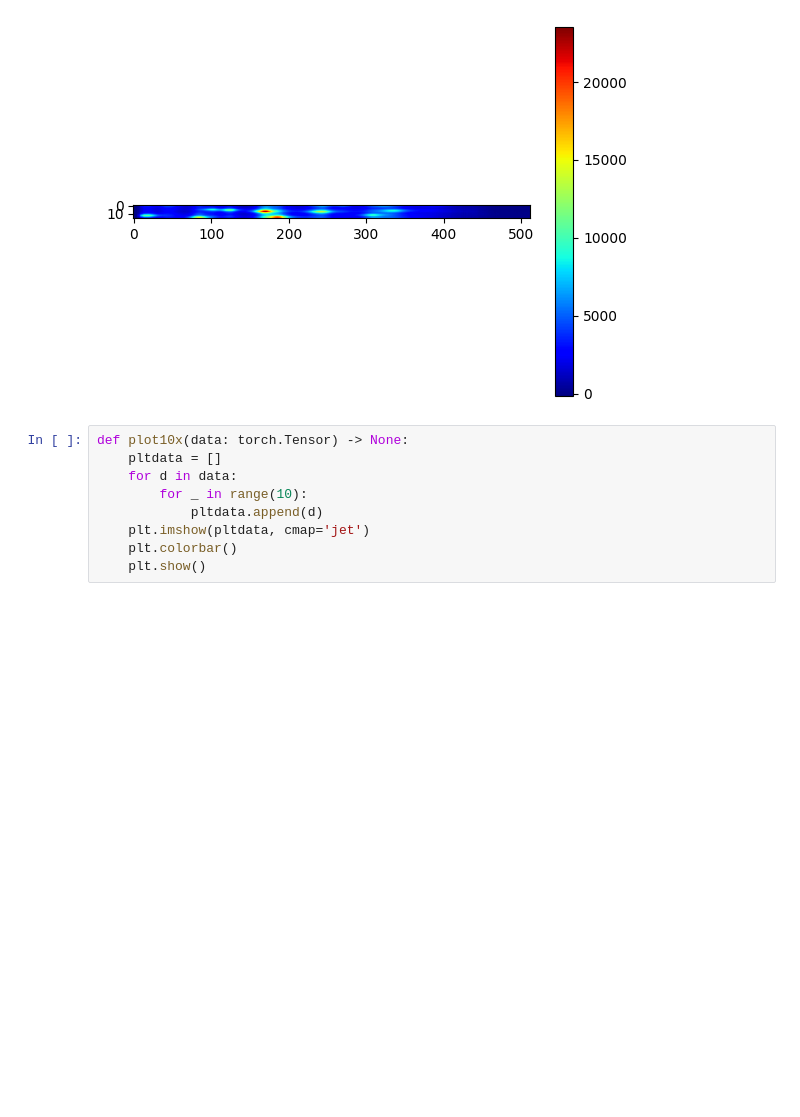
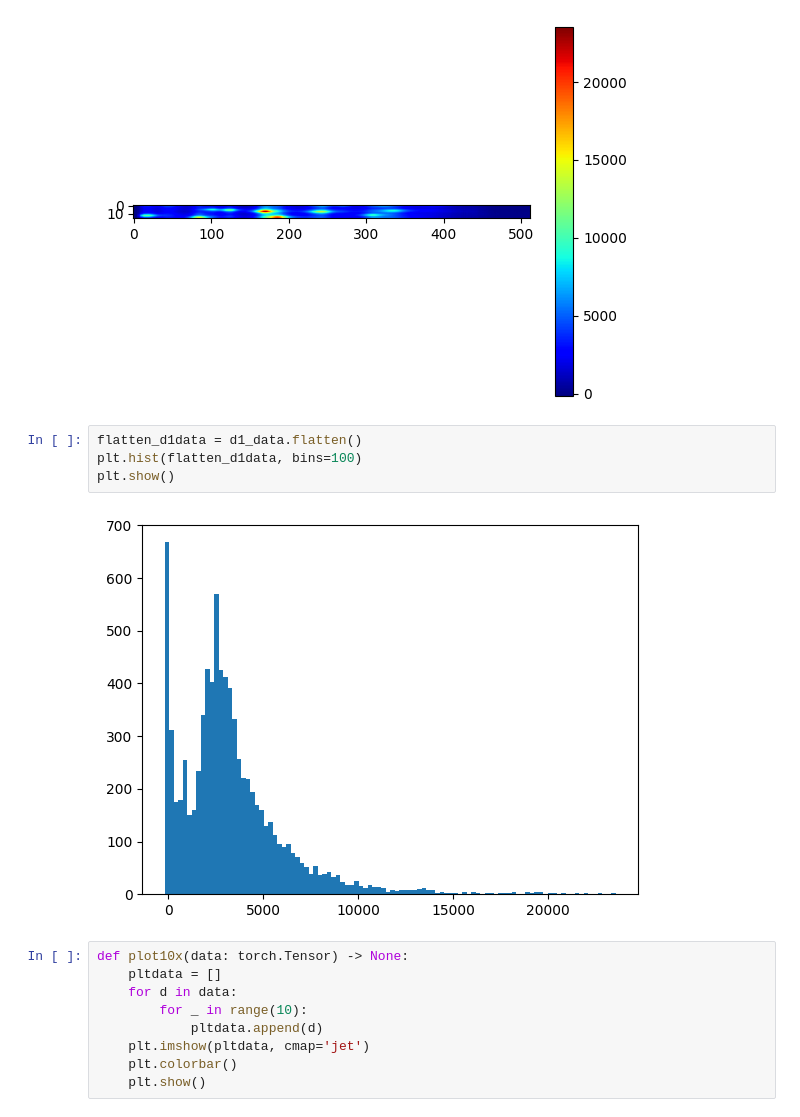
Before and after one commit to chiashi-lab/pl, a Jupyter notebook: notebook/ple.ipynb, the cells around one changed output. Cells and saved outputs as stored; diff of their text form; blank space fills up the shorter version.

```diff
--- a/notebook/ple.ipynb
+++ b/notebook/ple.ipynb
@@ -63,6 +95,12 @@ plt.colorbar()
 plt.show()
 # %% [output]
 [figure]
+# %%
+flatten_d1data = d1_data.flatten()
+plt.hist(flatten_d1data, bins=100)
+plt.show()
+# %% [output]
+[figure, added]
 # %%
 def plot10x(data: torch.Tensor) -> None:
     pltdata = []
```
Also changed, not shown: parts of 20 cells of this notebook.
